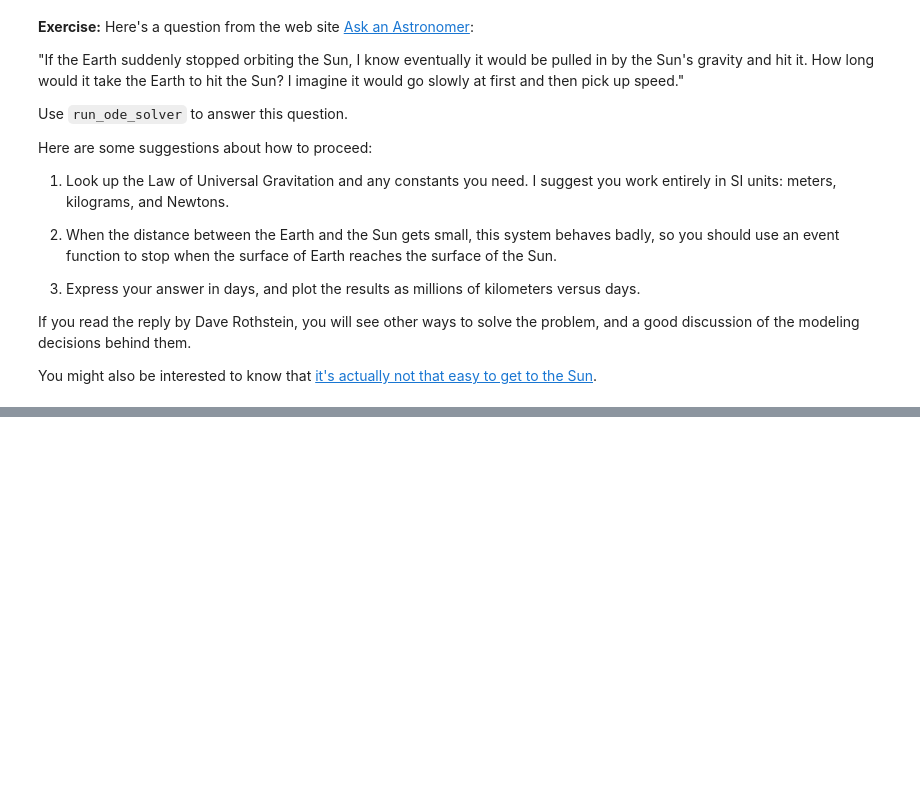
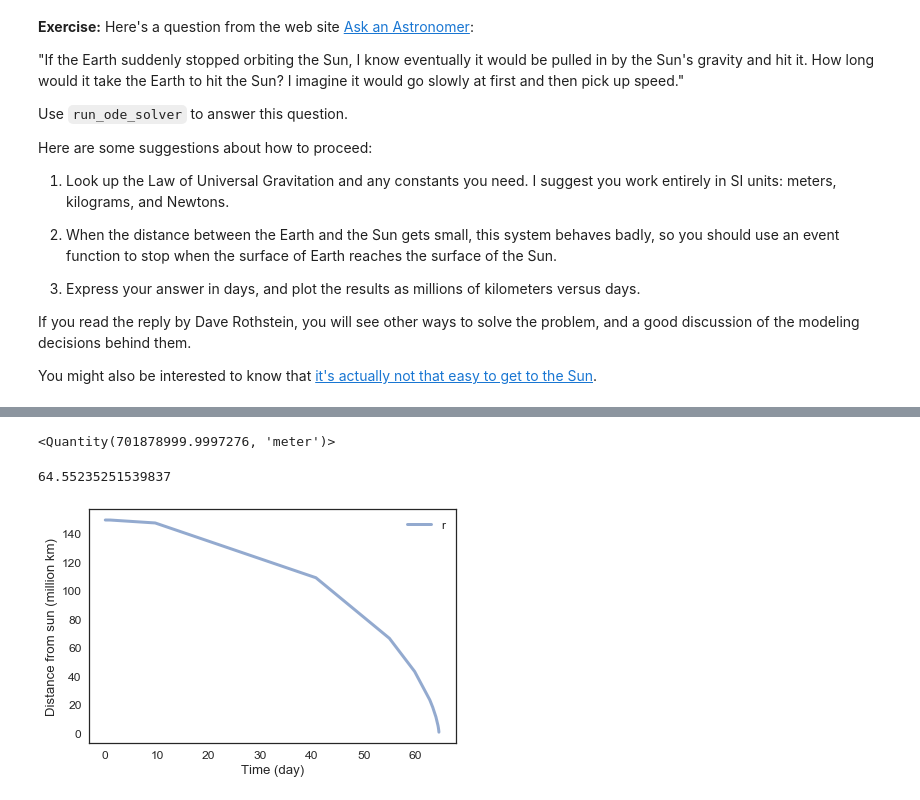
Before and after one commit to hardlyrichie/ModSimPy, a Jupyter notebook: code/chap20.ipynb, the cells around one changed output, grey strips where cells are left out. Drawn from its saved outputs; the diff is of its cells as text; code cells hidden in the pictures; blank space fills up the shorter version.

Commit message:
Update notebooks to current state

```diff
--- a/code/chap20.ipynb
+++ b/code/chap20.ipynb
@@ -194,0 +346,11 @@ You might also be interested to know that [it's actually not that easy to get to
+# %%
+def event_func(state, t, system):
+    """Return the height of the penny above the sidewalk.
+    """
+    r, v = state
+
+    # when return value crosses zero the run ode solver stops
+    return r - system.r_final
+# %%
+results, details = run_ode_solver(system, slope_func, events=event_func)
+details
@@ -195,3 +387,23 @@ You might also be interested to know that [it's actually not that easy to get to
+# %%
+r = get_last_value(results.r) * m
+# %% [output]
+<Quantity(701878999.9997276, 'meter')>
+# %%
+# convert seconds to days
+results.index /= 60 * 60 * 24
+# %%
+# convert meters to millions of km
+results.r /= 1e9
+# %%
+time = get_last_value(results.index)
+# %% [output]
+64.55235251539837
+# %%
+plot(results.r, label='r')
+decorate(xlabel='Time (day)',
+         ylabel='Distance from sun (million km)')
+# %% [output]
+[figure, added]
 # %%
 # Solution goes here
 # %%
```
Also changed, not shown: parts of 41 cells of this notebook, 11 other files.
